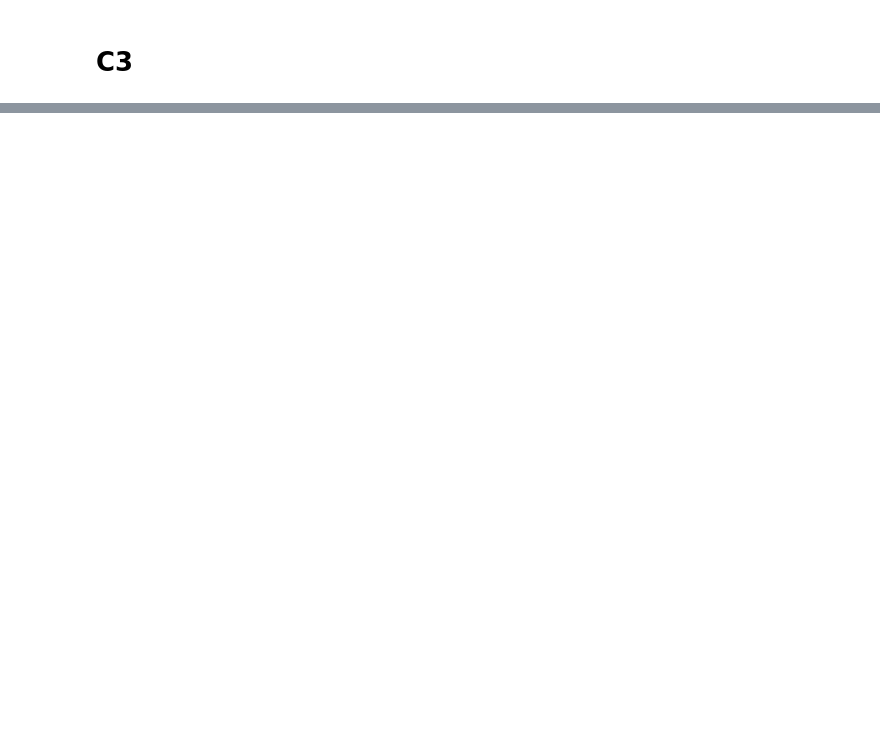
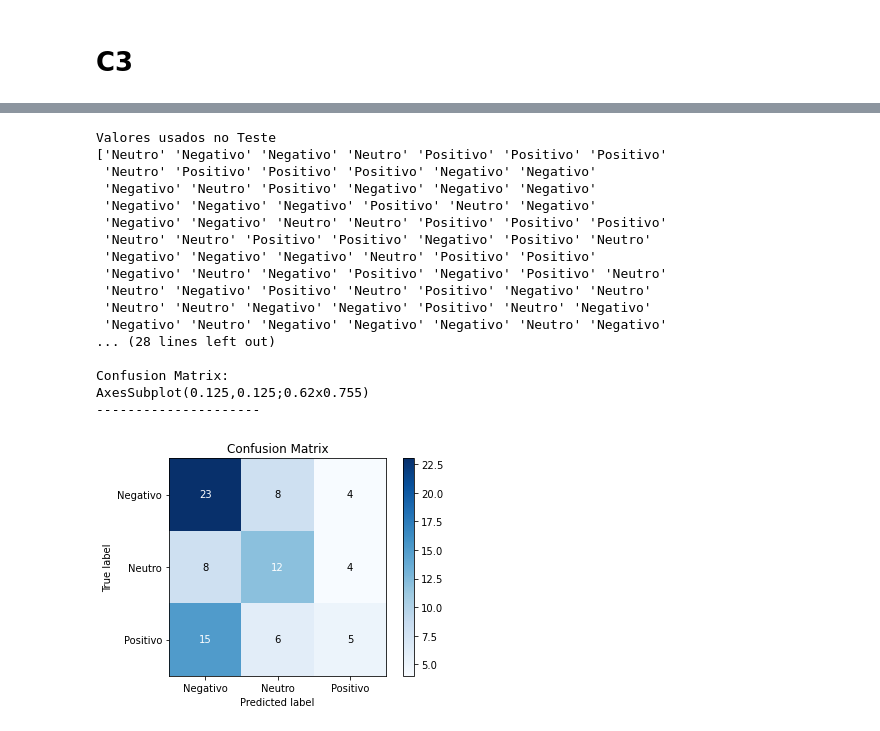
Before and after one commit to rrsouzza/ProjetoIntegradorIV_2022-2, a Jupyter notebook: ponderacoes.ipynb, the cells around one changed output, grey strips where cells are left out. Drawn from its saved outputs; the diff is of its cells as text; code cells hidden in the pictures; blank space fills up the shorter version.

```diff
--- a/ponderacoes.ipynb
+++ b/ponderacoes.ipynb
@@ -410,0 +530,65 @@ from sklearn import tree
+# %%
+# IDF
+
+# Seleciona todas as linhas, de todas as colunas, exceto a última
+X_idf = df_tf_idf_dados.iloc[:, 0:-1].values
+# X_idf[0].shape -> 2582
+
+# Seleciona todas as linhas, apenas da última coluna
+y_idf = df_tf_idf_dados.iloc[:, -1].values
+# y_idf.shape -> 281
+
+# Train-Test Split
+X_idf_train, X_idf_test, y_idf_train, y_idf_test = train_test_split(X_idf, y_idf, test_size = 0.30, random_state = 0)
+
+# Fit-Transform
+sc = StandardScaler()
+X_idf_train = sc.fit_transform(X_idf_train)
+X_idf_test = sc.fit_transform(X_idf_test)
+
+# Naive-Bayes
+naive = GaussianNB()
+naive.fit(X_idf_train, y_idf_train)
+
+# TF - Predição
+y_idf_pred = naive.predict(X_idf_test)
+
+# Valores para Teste
+print('Valores usados no Teste')
+print(y_idf_test)
+print('---------------------')
+
+# Valores previstos
+print('Valores previstos')
+print(y_idf_pred)
+print('---------------------')
+
+# Confusion Matrix do IDF
+cm = skplt.metrics.plot_confusion_matrix(y_idf_test, y_idf_pred)
+
+# Métricas dos resultados
+print('Métricas dos resultados')
+print(classification_report(y_idf_test, y_idf_pred))
+
+print('Confusion Matrix: ')
+print(cm)
+print('---------------------')
+# %% [output]
+Valores usados no Teste
+['Neutro' 'Negativo' 'Negativo' 'Neutro' 'Positivo' 'Positivo' 'Positivo'
+ 'Neutro' 'Positivo' 'Positivo' 'Positivo' 'Negativo' 'Negativo'
+ 'Negativo' 'Neutro' 'Positivo' 'Negativo' 'Negativo' 'Negativo'
+ 'Negativo' 'Negativo' 'Negativo' 'Positivo' 'Neutro' 'Negativo'
+ 'Negativo' 'Negativo' 'Neutro' 'Neutro' 'Positivo' 'Positivo' 'Positivo'
+ 'Neutro' 'Neutro' 'Positivo' 'Positivo' 'Negativo' 'Positivo' 'Neutro'
+ 'Negativo' 'Negativo' 'Negativo' 'Neutro' 'Positivo' 'Positivo'
+ 'Negativo' 'Neutro' 'Negativo' 'Positivo' 'Negativo' 'Positivo' 'Neutro'
+ 'Neutro' 'Negativo' 'Positivo' 'Neutro' 'Positivo' 'Negativo' 'Neutro'
+ 'Neutro' 'Neutro' 'Negativo' 'Negativo' 'Positivo' 'Neutro' 'Negativo'
+ 'Negativo' 'Neutro' 'Negativo' 'Negativo' 'Negativo' 'Neutro' 'Negativo'
+... (28 lines left out)
+
+Confusion Matrix:
+AxesSubplot(0.125,0.125;0.62x0.755)
+---------------------
+[figure, added]
```
Also changed, not shown: parts of 18 cells of this notebook, 11 other files.
